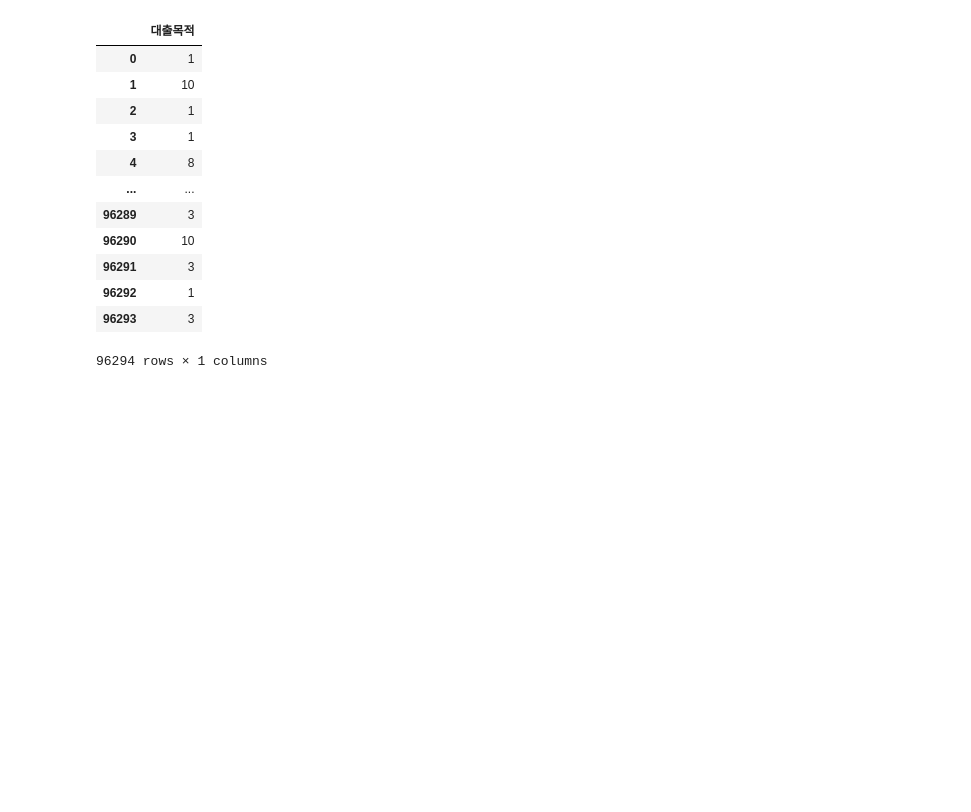
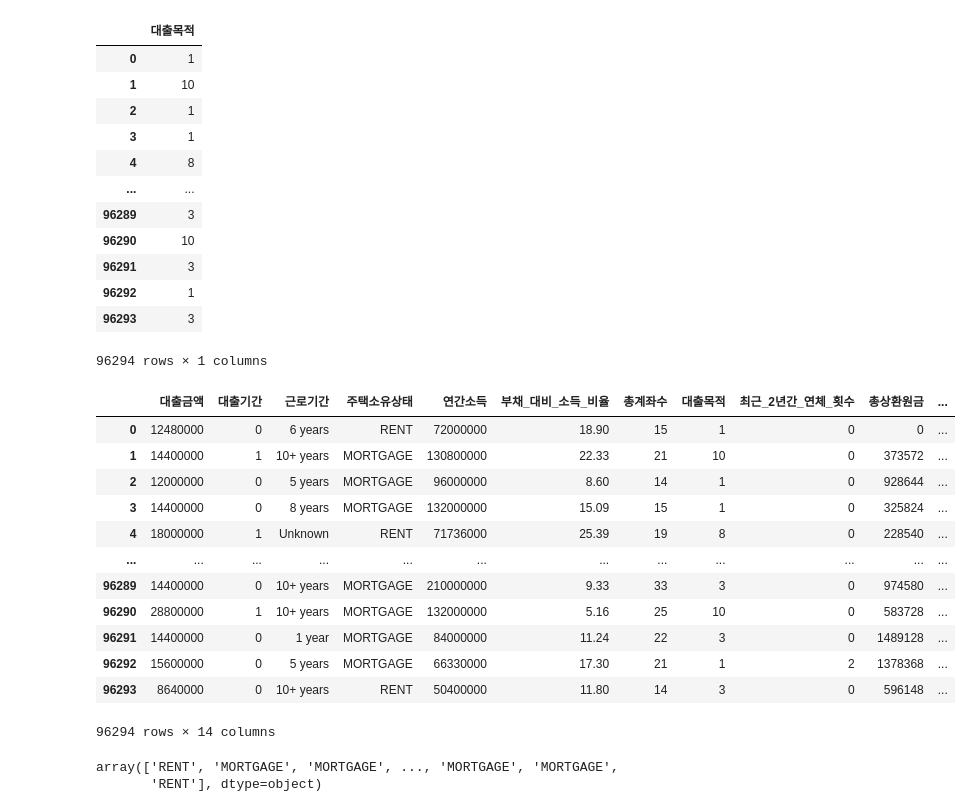
Before and after one commit to youse0ng/AICE_, a Jupyter notebook: open/데이터전처리.ipynb, the cells around one changed output. Saved outputs shown, nothing was run; the diff lists cells and outputs as text; code cells hidden in the pictures; blank space fills up the shorter version.

```diff
--- a/open/데이터전처리.ipynb
+++ b/open/데이터전처리.ipynb
@@ -110,3 +110,24 @@ dataframe[['대출목적']]
 | 96292 | 1 |
 | 96293 | 3 |
 96294 rows × 1 columns
+# %%
+dataframe
+# %% [output]
+|  | 대출금액 | 대출기간 | 근로기간 | 주택소유상태 | 연간소득 | 부채_대비_소득_비율 | 총계좌수 | 대출목적 | 최근_2년간_연체_횟수 | 총상환원금 | ... |
+| 0 | 12480000 | 0 | 6 years | RENT | 72000000 | 18.90 | 15 | 1 | 0 | 0 | ... |
+| 1 | 14400000 | 1 | 10+ years | MORTGAGE | 130800000 | 22.33 | 21 | 10 | 0 | 373572 | ... |
+| 2 | 12000000 | 0 | 5 years | MORTGAGE | 96000000 | 8.60 | 14 | 1 | 0 | 928644 | ... |
+| 3 | 14400000 | 0 | 8 years | MORTGAGE | 132000000 | 15.09 | 15 | 1 | 0 | 325824 | ... |
+| 4 | 18000000 | 1 | Unknown | RENT | 71736000 | 25.39 | 19 | 8 | 0 | 228540 | ... |
+| ... | ... | ... | ... | ... | ... | ... | ... | ... | ... | ... | ... |
+| 96289 | 14400000 | 0 | 10+ years | MORTGAGE | 210000000 | 9.33 | 33 | 3 | 0 | 974580 | ... |
+| 96290 | 28800000 | 1 | 10+ years | MORTGAGE | 132000000 | 5.16 | 25 | 10 | 0 | 583728 | ... |
+| 96291 | 14400000 | 0 | 1 year | MORTGAGE | 84000000 | 11.24 | 22 | 3 | 0 | 1489128 | ... |
+| 96292 | 15600000 | 0 | 5 years | MORTGAGE | 66330000 | 17.30 | 21 | 1 | 2 | 1378368 | ... |
+| 96293 | 8640000 | 0 | 10+ years | RENT | 50400000 | 11.80 | 14 | 3 | 0 | 596148 | ... |
+96294 rows × 14 columns
+# %%
+dataframe['주택소유상태'].values
+# %% [output]
+array(['RENT', 'MORTGAGE', 'MORTGAGE', ..., 'MORTGAGE', 'MORTGAGE',
+       'RENT'], dtype=object)
```
Also changed, not shown: parts of 3 cells of this notebook.
